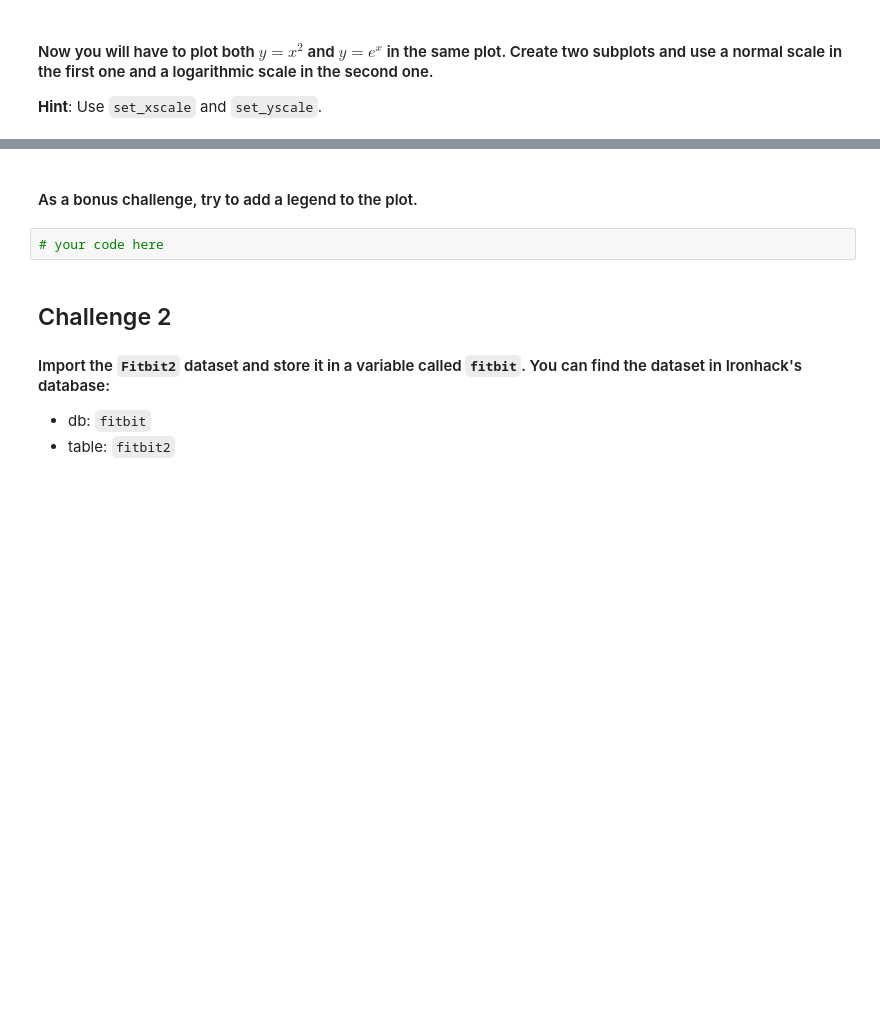
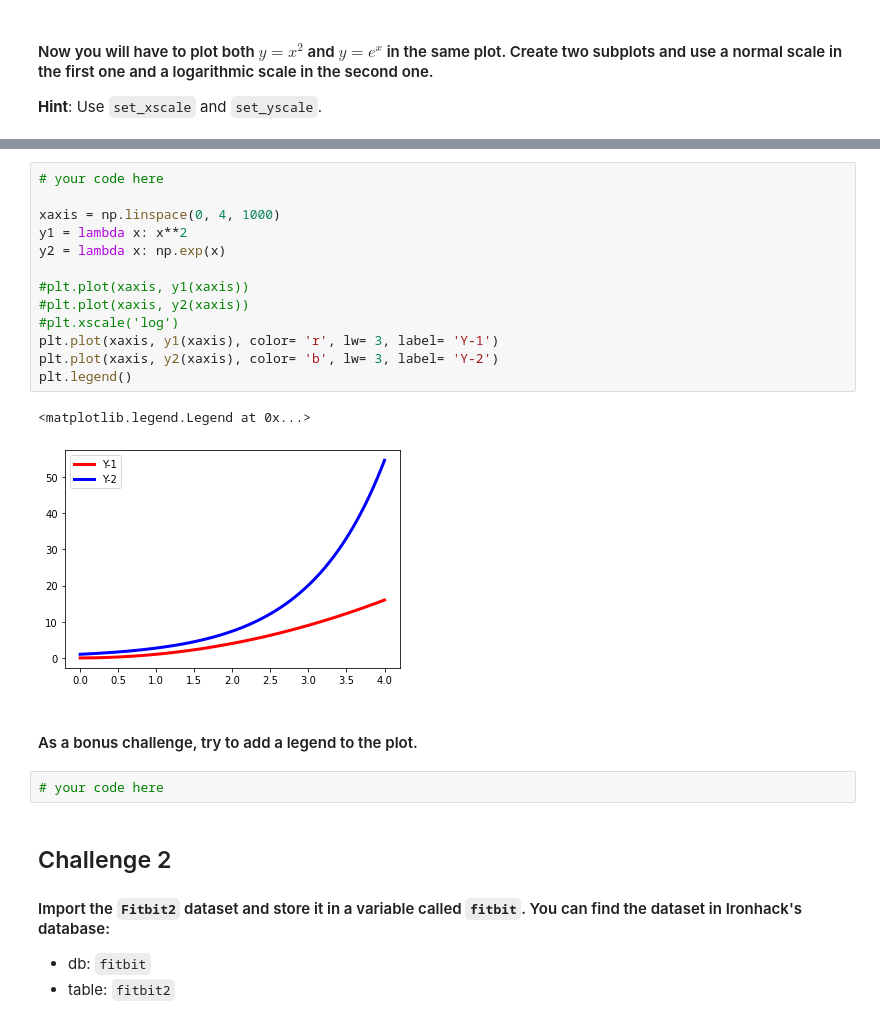
Before and after one commit to napoleonthevitzla/dataptmad1121_labs, a Jupyter notebook: module-2/matplotlib-seaborn/your-code/main.ipynb, the cells around one changed output, grey strips where cells are left out. Drawn from its saved outputs; the diff is of its cells as text; blank space fills up the shorter version.

```diff
--- a/module-2/matplotlib-seaborn/your-code/main.ipynb
+++ b/module-2/matplotlib-seaborn/your-code/main.ipynb
@@ -68,3 +85,19 @@ If you want, try to add a title to the plot or even axes labels. You can also pl
+# %%
+# your code here
+
+xaxis = np.linspace(0, 4, 1000)
+y1 = lambda x: x**2
+y2 = lambda x: np.exp(x)
+
+#plt.plot(xaxis, y1(xaxis))
+#plt.plot(xaxis, y2(xaxis))
+#plt.xscale('log')
+plt.plot(xaxis, y1(xaxis), color= 'r', lw= 3, label= 'Y-1')
+plt.plot(xaxis, y2(xaxis), color= 'b', lw= 3, label= 'Y-2')
+plt.legend()
+# %% [output]
+<matplotlib.legend.Legend at 0x...>
+[figure, added]
 # %% [markdown]
 #### As a bonus challenge, try to add a legend to the plot.
 # %%
```
Also changed, not shown: parts of 10 cells of this notebook, 2 other files.
